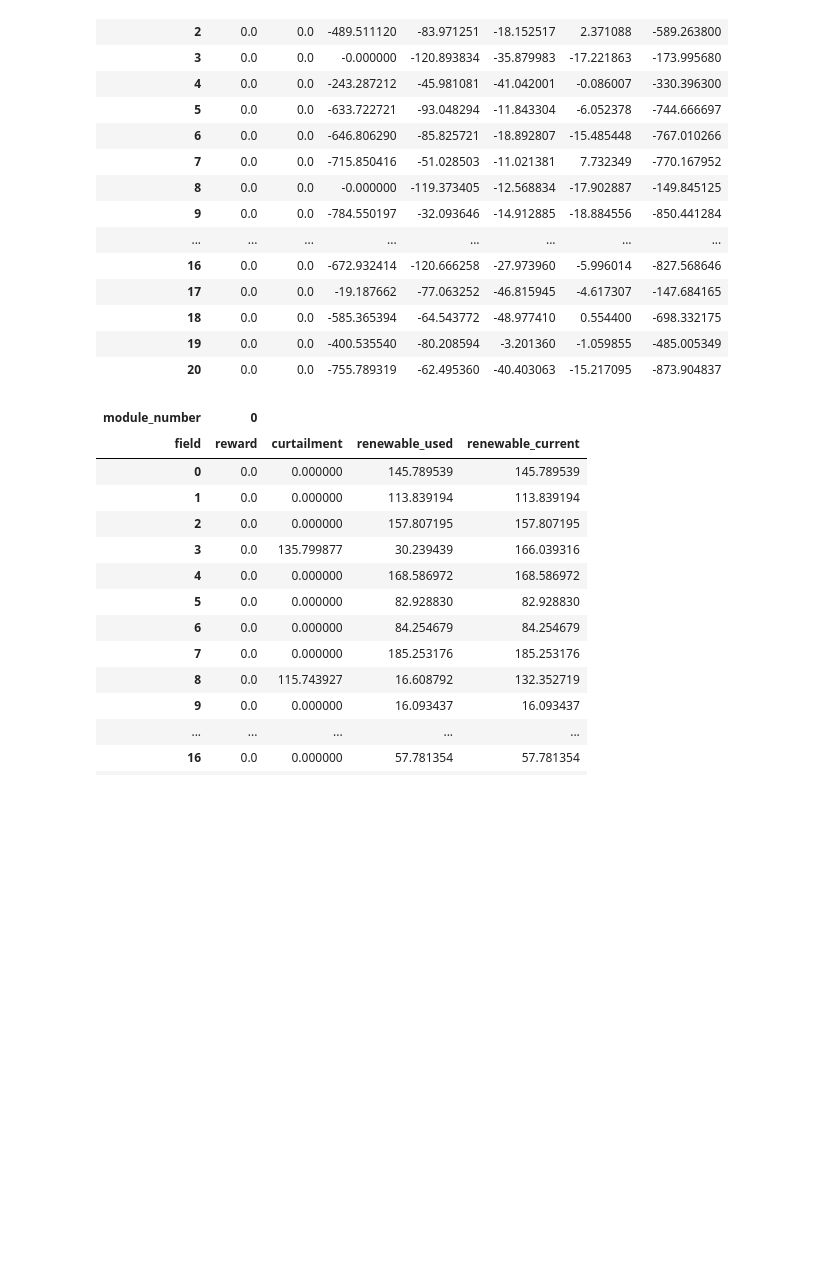
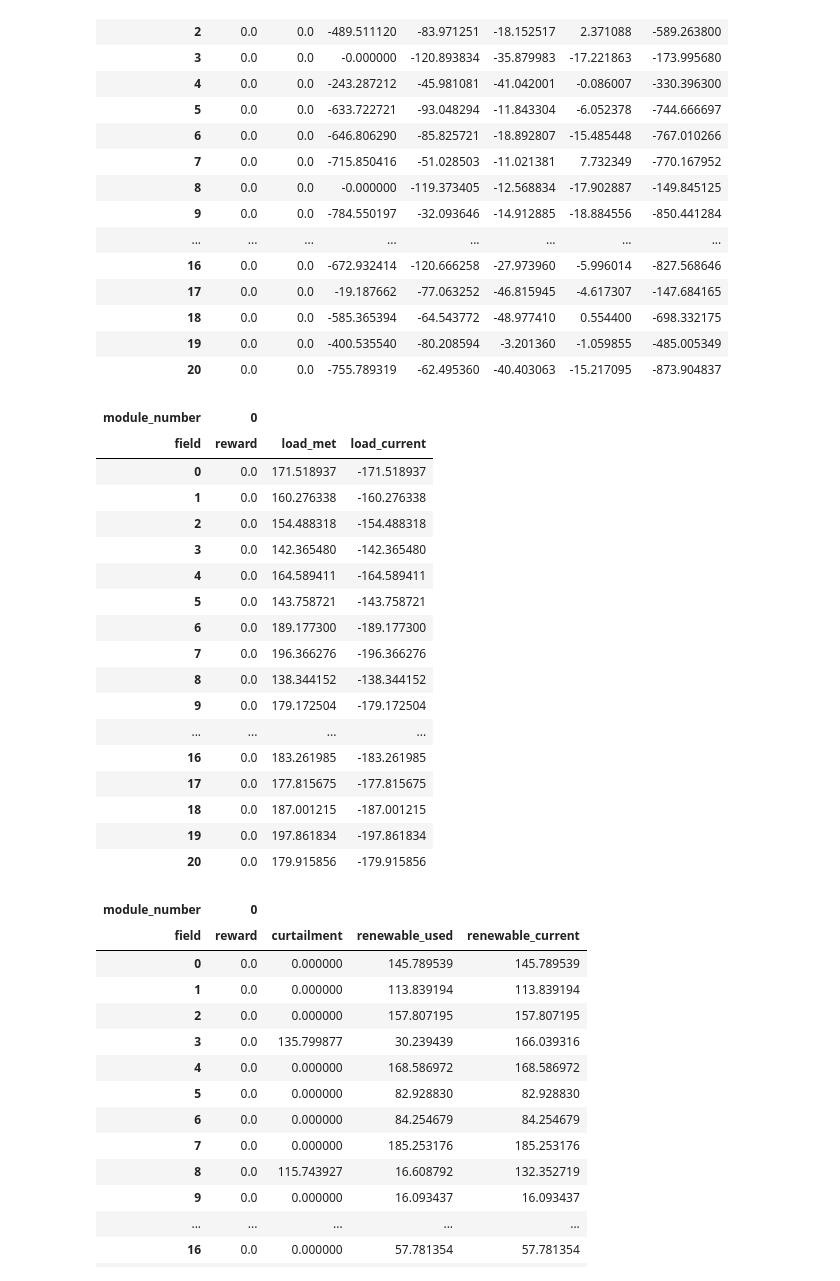
Before and after one commit to Techathon-2025-G5/smart-energy-community-platform, a Jupyter notebook: model/quick-start.ipynb, the cells around one changed output. Drawn from its saved outputs; the diff is of its cells as text; code cells hidden in the pictures; blank space fills up the shorter version.

```diff
--- a/model/quick-start.ipynb
+++ b/model/quick-start.ipynb
@@ -295,6 +295,27 @@ df_rewards
 | 18 | 0.0 | 0.0 | -585.365394 | -64.543772 | -48.977410 | 0.554400 | -698.332175 |
 | 19 | 0.0 | 0.0 | -400.535540 | -80.208594 | -3.201360 | -1.059855 | -485.005349 |
 | 20 | 0.0 | 0.0 | -755.789319 | -62.495360 | -40.403063 | -15.217095 | -873.904837 |
+# %%
+df['load']
+# %% [output]
+| module_number | 0 |  |  |
+| field | reward | load_met | load_current |
+| 0 | 0.0 | 171.518937 | -171.518937 |
+| 1 | 0.0 | 160.276338 | -160.276338 |
+| 2 | 0.0 | 154.488318 | -154.488318 |
+| 3 | 0.0 | 142.365480 | -142.365480 |
+| 4 | 0.0 | 164.589411 | -164.589411 |
+| 5 | 0.0 | 143.758721 | -143.758721 |
+| 6 | 0.0 | 189.177300 | -189.177300 |
+| 7 | 0.0 | 196.366276 | -196.366276 |
+| 8 | 0.0 | 138.344152 | -138.344152 |
+| 9 | 0.0 | 179.172504 | -179.172504 |
+| ... | ... | ... | ... |
+| 16 | 0.0 | 183.261985 | -183.261985 |
+| 17 | 0.0 | 177.815675 | -177.815675 |
+| 18 | 0.0 | 187.001215 | -187.001215 |
+| 19 | 0.0 | 197.861834 | -197.861834 |
+| 20 | 0.0 | 179.915856 | -179.915856 |
 # %%
 df['pv']
 # %% [output]
```
Also changed, not shown: 1 other file.
